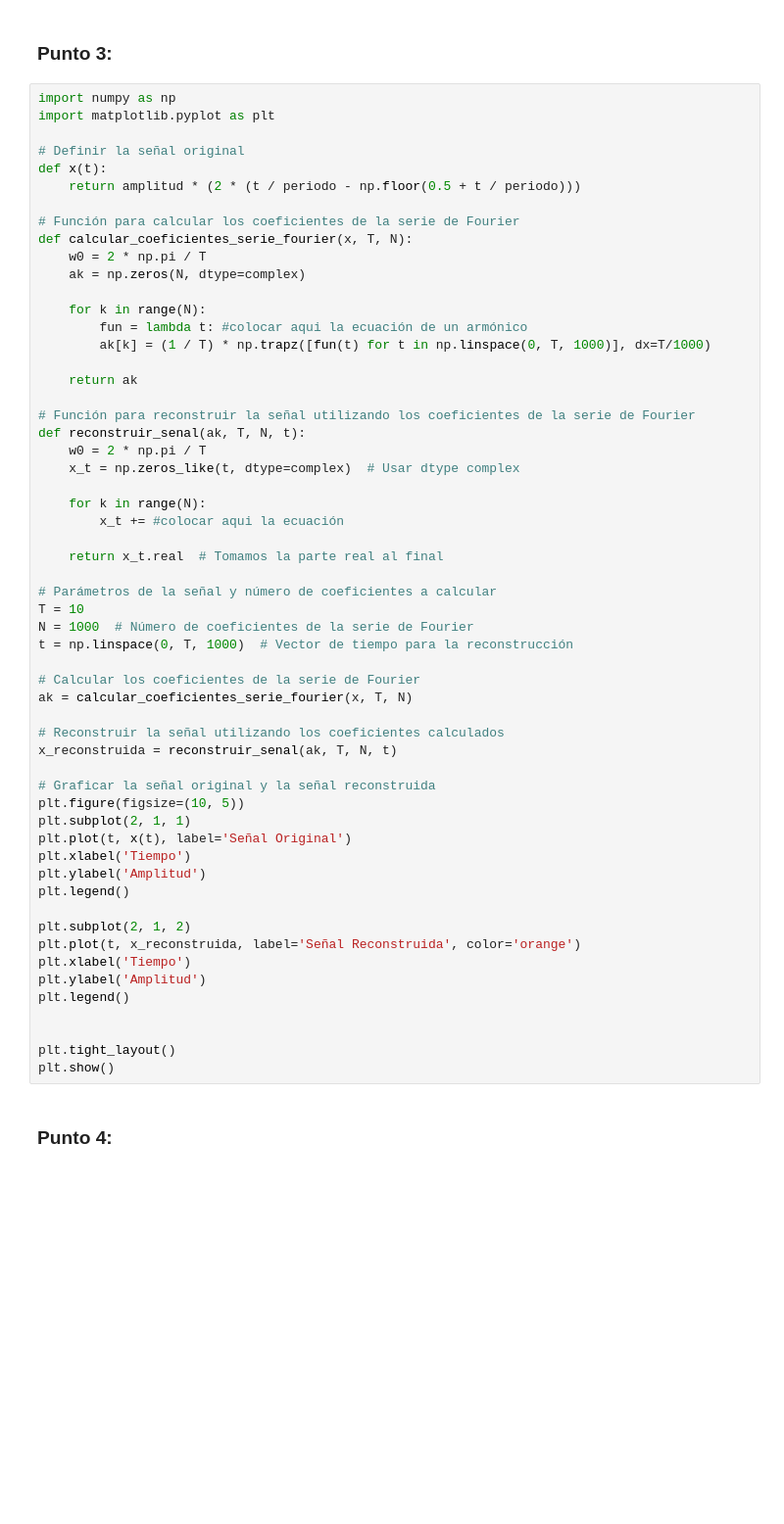
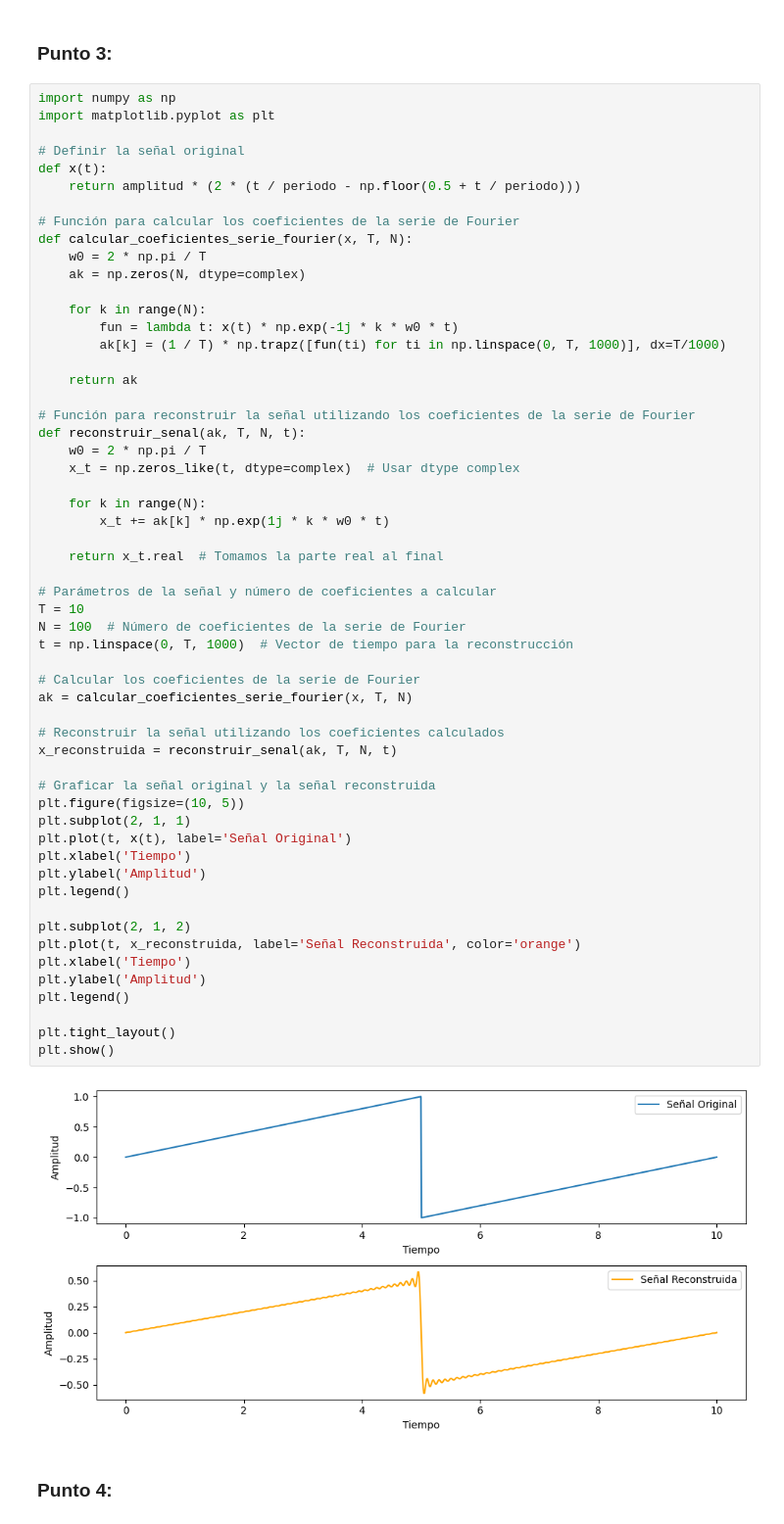
Before and after one commit to fg-edu-tep/Senales-Lab, a Jupyter notebook: lab6/Laboratorio_6_2025_1.ipynb, the cells around one changed output. Shown at 98% size. Cells and saved outputs as stored; diff of their text form; blank space fills up the shorter version.

```diff
--- a/lab6/Laboratorio_6_2025_1.ipynb
+++ b/lab6/Laboratorio_6_2025_1.ipynb
@@ -90,8 +88,8 @@ def calcular_coeficientes_serie_fourier(x, T, N):
     ak = np.zeros(N, dtype=complex)
 
     for k in range(N):
-        fun = lambda t: #colocar aqui la ecuación de un armónico
-        ak[k] = (1 / T) * np.trapz([fun(t) for t in np.linspace(0, T, 1000)], dx=T/1000)
+        fun = lambda t: x(t) * np.exp(-1j * k * w0 * t)
+        ak[k] = (1 / T) * np.trapz([fun(ti) for ti in np.linspace(0, T, 1000)], dx=T/1000)
 
     return ak
 
@@ -101,38 +99,39 @@ def reconstruir_senal(ak, T, N, t):
     x_t = np.zeros_like(t, dtype=complex)  # Usar dtype complex
 
     for k in range(N):
-        x_t += #colocar aqui la ecuación
+        x_t += ak[k] * np.exp(1j * k * w0 * t)
 
     return x_t.real  # Tomamos la parte real al final
 
 # Parámetros de la señal y número de coeficientes a calcular
 T = 10
-N = 1000  # Número de coeficientes de la serie de Fourier
+N = 100  # Número de coeficientes de la serie de Fourier
 t = np.linspace(0, T, 1000)  # Vector de tiempo para la reconstrucción
 
 # Calcular los coeficientes de la serie de Fourier
 ak = calcular_coeficientes_serie_fourier(x, T, N)
 
 # Reconstruir la señal utilizando los coeficientes calculados
 x_reconstruida = reconstruir_senal(ak, T, N, t)
 
 # Graficar la señal original y la señal reconstruida
 plt.figure(figsize=(10, 5))
 plt.subplot(2, 1, 1)
 plt.plot(t, x(t), label='Señal Original')
 plt.xlabel('Tiempo')
 plt.ylabel('Amplitud')
 plt.legend()
 
 plt.subplot(2, 1, 2)
 plt.plot(t, x_reconstruida, label='Señal Reconstruida', color='orange')
 plt.xlabel('Tiempo')
 plt.ylabel('Amplitud')
 plt.legend()
 
-
 plt.tight_layout()
 plt.show()
+# %% [output]
+[figure, added]
 # %% [markdown]
 ### **Punto 4:**
 # %%
```
Also changed, not shown: parts of 4 cells of this notebook.
